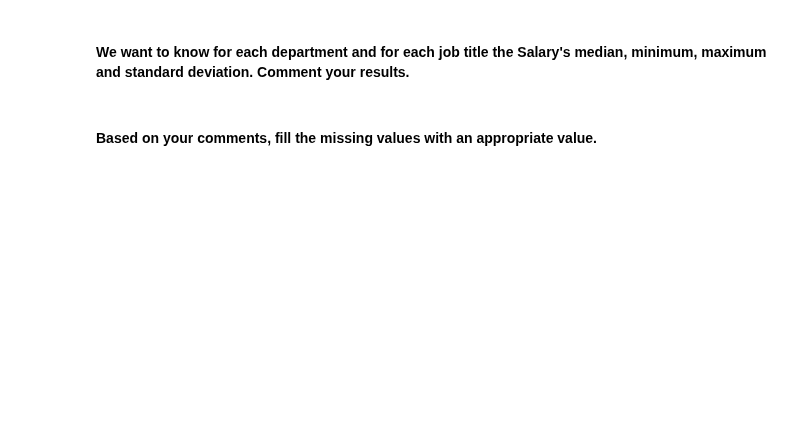
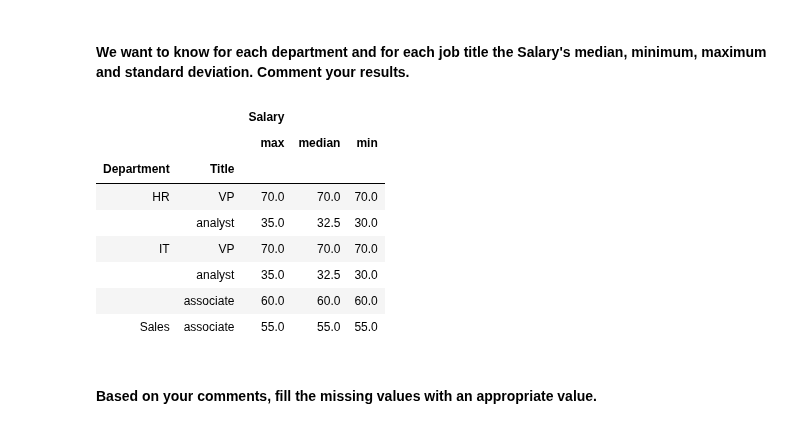
Before and after one commit to ta-data-lis/lab-pivot-table-and-correlation, a Jupyter notebook: your_code/main.ipynb, the cells around one changed output. Drawn from its saved outputs; the diff is of its cells as text; code cells hidden in the pictures; blank space fills up the shorter version.

```diff
--- a/your_code/main.ipynb
+++ b/your_code/main.ipynb
@@ -113,2 +136,22 @@ employee.pivot_table(values = ["Salary"], index = ["Department", "Title"], aggfu
+# %%
+# your answer here
+"""
+VP's earn the same independently of any other factor, The associate's salaries only depend
+on the department they're on (more in IT, less in sales — but it's close), while the
+analysts salaries do not vary depending on the department, within each department they're
+salaries will always vary between 35 and 30 (so some other factor; "Years"?).
+"""
+employee.pivot_table(index = ["Department", "Title"],
+                     aggfunc = {"Salary": ["min", "median", "max"]})
+# %% [output]
+|  |  | Salary |  |  |
+|  |  | max | median | min |
+| Department | Title |  |  |  |
+| HR | VP | 70.0 | 70.0 | 70.0 |
+|  | analyst | 35.0 | 32.5 | 30.0 |
+| IT | VP | 70.0 | 70.0 | 70.0 |
+|  | analyst | 35.0 | 32.5 | 30.0 |
+|  | associate | 60.0 | 60.0 | 60.0 |
+| Sales | associate | 55.0 | 55.0 | 55.0 |
 # %% [markdown]
 #### Based on your comments, fill the missing values with an appropriate value.
```
Also changed, not shown: parts of 11 cells of this notebook.
